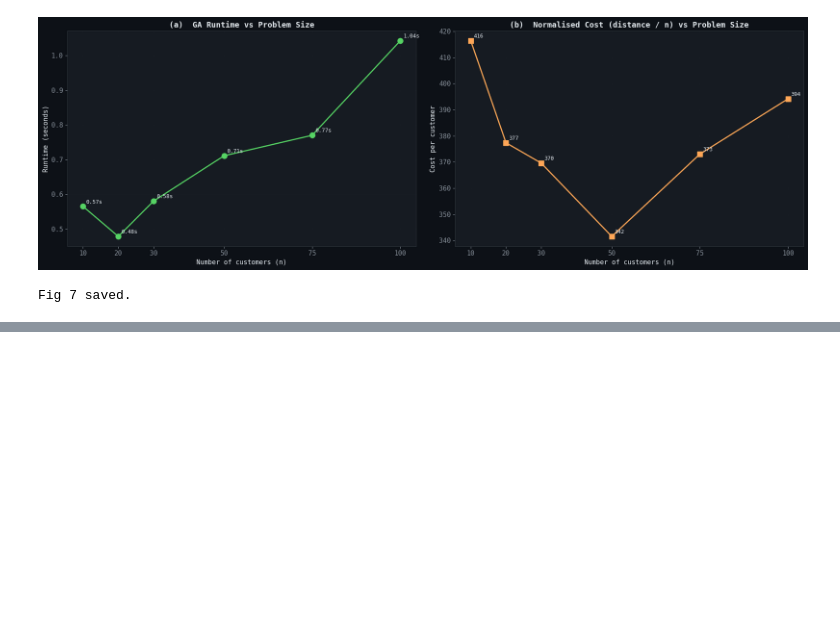
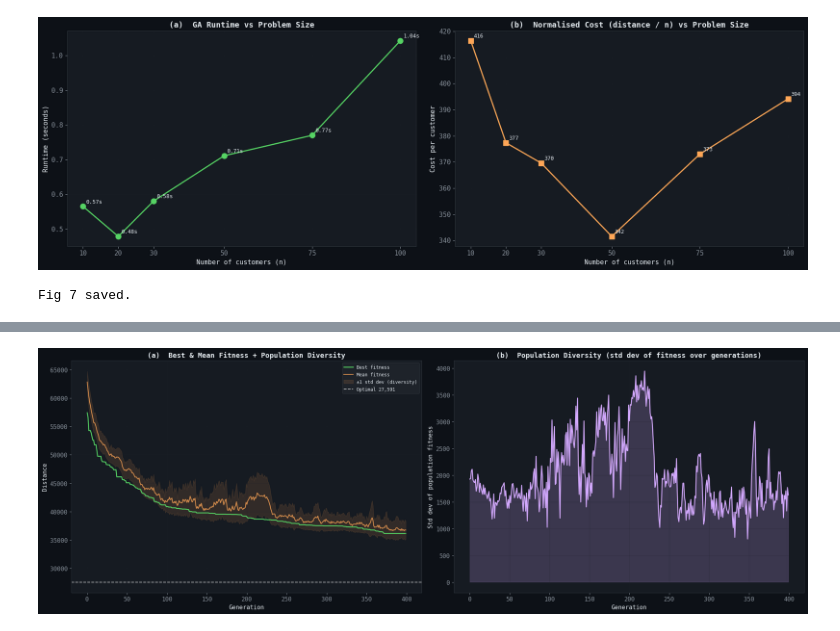
Before and after one commit to ms25940022-boop/IT5082-OM-Assignment, a Jupyter notebook: MS25940022_GA.ipynb, the cells around one changed output, grey strips where cells are left out. Drawn from its saved outputs; the diff is of its cells as text; code cells hidden in the pictures; blank space fills up the shorter version.

```diff
--- a/MS25940022_GA.ipynb
+++ b/MS25940022_GA.ipynb
@@ -709,0 +811,89 @@ Fig 7 saved.
+# %%
+# ═══════════════════════════════════════════════════════════════
+# Population Diversity During Evolution
+# ═══════════════════════════════════════════════════════════════
+class CVRP_GA_Tracked(CVRP_GA):
+    """Extended GA that also tracks population diversity (std-dev of fitness)."""
+
+    def run_tracked(self, generations=300, verbose=False):
+        pop = [random.sample(self.customers, len(self.customers))
+               for _ in range(self.pop_size)]
+
+        best_cost  = float('inf')
+        best_chromo= None
+        hist_best  = []
+        hist_mean  = []
+        hist_std   = []
+        t0 = time.time()
+
+        for gen in range(generations):
+            fits   = [self.fitness(ind) for ind in pop]
+            ranked = sorted(range(len(pop)), key=lambda i: fits[i])
+
+            if fits[ranked[0]] < best_cost:
+                best_cost   = fits[ranked[0]]
+                best_chromo = pop[ranked[0]][:]
+
+            hist_best.append(best_cost)
+            hist_mean.append(float(np.mean(fits)))
+            hist_std.append( float(np.std(fits)))
+
+            next_pop = [pop[ranked[i]] for i in range(self.n_elite)]
+            while len(next_pop) < self.pop_size:
+                p1 = pop[self.tournament(pop, fits)]
+                p2 = pop[self.tournament(pop, fits)]
+                child = (self.ox_crossover(p1, p2)
+                         if random.random() < self.cx_rate else p1[:])
+                if random.random() < self.mut_rate: child = self.mutate(child)
+                next_pop.append(child)
+            pop = next_pop
+
+        return best_chromo, best_cost, hist_best, hist_mean, hist_std, time.time()-t0
+
+ga_t = CVRP_GA_Tracked(customers, demands, dist, CAPACITY,
+                        pop_size=120, seed=77)
+_, _, h_best, h_mean, h_std, _ = ga_t.run_tracked(generations=400)
+
+fig, axes = plt.subplots(1, 2, figsize=(20, 7), facecolor=DARK_BG)
+gens = range(len(h_best))
+
+# ── (a) Best vs Mean ─────────────────────────────────────────
+ax = axes[0]
+ax.plot(gens, h_best, color=C_GREEN,  linewidth=1.8, label='Best fitness')
+ax.plot(gens, h_mean, color=C_ORANGE, linewidth=1.6, alpha=0.8, label='Mean fitness')
+ax.fill_between(gens,
+                [m - s for m, s in zip(h_mean, h_std)],
+                [m + s for m, s in zip(h_mean, h_std)],
+                color=C_ORANGE, alpha=0.12, label='±1 std dev (diversity)')
+ax.axhline(OPTIMAL_COST, color='white', linestyle='--', linewidth=1.4, alpha=0.7,
+           label=f'Optimal {OPTIMAL_COST:,}')
+ax.set_title('(a)  Best & Mean Fitness + Population Diversity')
+ax.set_xlabel('Generation'); ax.set_ylabel('Distance')
+ax.legend(fontsize=8.5); ax.grid(True, alpha=0.25)
+
+# ── (b) Diversity (std-dev) alone ─────────────────────────────
+ax2 = axes[1]
+ax2.plot(gens, h_std, color=C_PURPLE, linewidth=1.8)
+ax2.fill_between(gens, h_std, alpha=0.2, color=C_PURPLE)
+ax2.set_title('(b)  Population Diversity (std dev of fitness over generations)')
+ax2.set_xlabel('Generation')
+ax2.set_ylabel('Std dev of population fitness')
+ax2.grid(True, alpha=0.25)
+
+# Annotate convergence region
+conv_gen = next((g for g in range(len(h_std)-1)
+                 if h_std[g] < h_std[0]*0.1), None)
+if conv_gen:
+    ax2.axvline(conv_gen, color=C_RED, linestyle=':', linewidth=1.4)
+    ax2.annotate(f'Diversity < 10%\nof initial\n(gen {conv_gen})',
+                 (conv_gen, h_std[conv_gen]),
+                 xytext=(30, 30), textcoords='offset points',
+                 fontsize=9, color=C_RED,
+                 arrowprops=dict(arrowstyle='->', color=C_RED))
+
+plt.tight_layout()
+plt.savefig('output/GA/fig9_diversity.png', dpi=150, bbox_inches='tight')
+plt.show()
+print('Fig 9 saved.')
+# %% [output]
+[figure, added]
```
Also changed, not shown: parts of 4 cells of this notebook, 3 other files.
